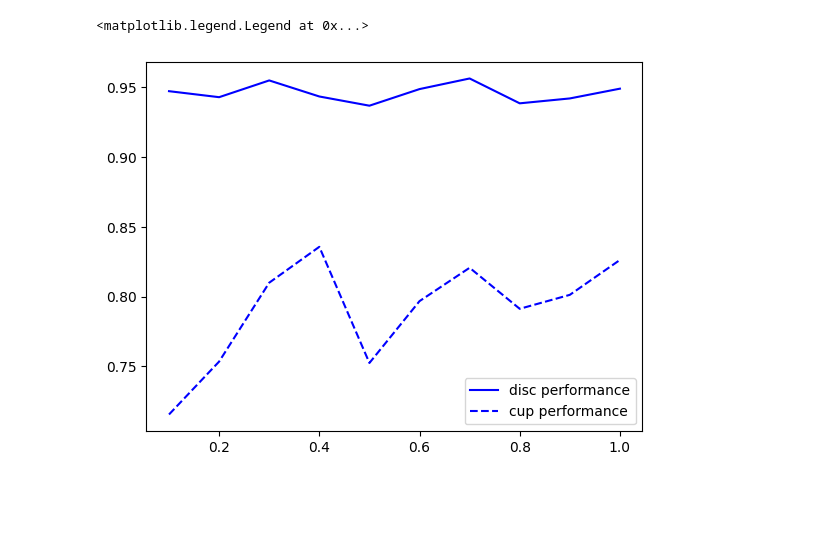
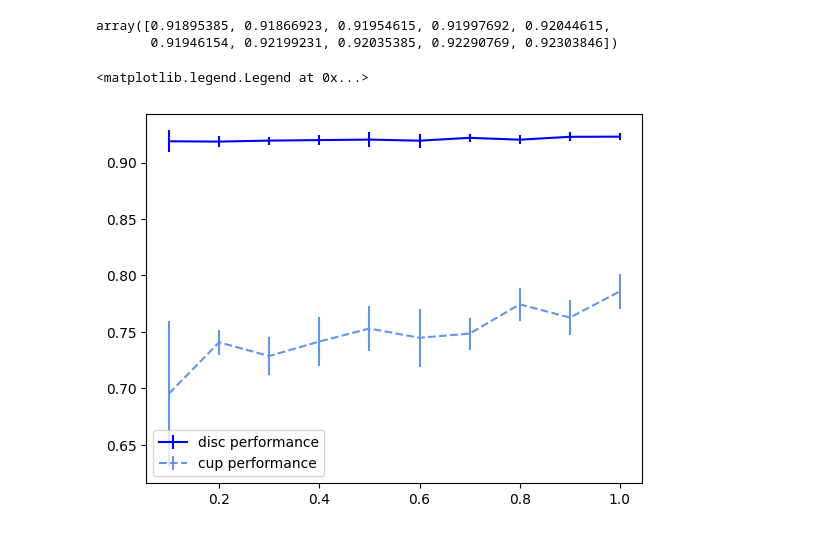
Before and after one commit to mo1333/anatomically_coherent_segmentation, a Jupyter notebook: evaluation_of_data_shortage.ipynb, the cells around one changed output. Saved outputs shown, nothing was run; the diff lists cells and outputs as text; code cells hidden in the pictures; blank space fills up the shorter version.

```diff
--- a/evaluation_of_data_shortage.ipynb
+++ b/evaluation_of_data_shortage.ipynb
@@ -1,12 +1,26 @@
 # %%
+import os
 import pandas as pd
+import numpy as np
 import matplotlib.pyplot as plt
 
-exp_path = "experiments/" + "simulated_perc_shortage_test_s0"
-data = pd.read_csv(exp_path + "/simulated_data_shortage_output.csv")
+import scipy.stats as stats
+
+# check out https://matplotlib.org/stable/api/_as_gen/matplotlib.axes.Axes.errorbar.html#matplotlib.axes.Axes.errorbar
+# for plot of numerous experiments with same settings
+
+exp_path = "experiments/" + "standard"
+if os.path.isfile(
+        exp_path + "/simulated_data_shortage_output.csv"):  # check whether we have just a single experiment, or a collection
+    data = [pd.read_csv(exp_path + "/simulated_data_shortage_output.csv")]
+else:
+    data = [pd.read_csv(exp_path + "/" + path + "/simulated_data_shortage_output.csv") for path in
+            os.listdir(exp_path + "/")]
 # %%
-data["optic_cup_performance"][0][11:-1] # cut out the "metatensor" from the saved string
-
-disc_performance = [float(number[11:-1]) for number in data["optic_disc_performance"]]
-cup_performance = [float(number[11:-1]) for number in data["optic_cup_performance"]]
-percentages = [round(float(perc), 3) for perc in data["percentage"]]
+disc_performances = [[float(number[7:-1]) for number in sample["optic_disc_performance"]] for sample in data]
+cup_performances = [[float(number[7:-1]) for number in sample["optic_cup_performance"]] for sample in data]
+percentages = [round(float(perc), 3) for perc in
+               data[0]["percentage"]]  # assuming that all experiments were run with the same percentages
+# %%
+disc_performances = np.array(disc_performances)
+cup_performances = np.array(cup_performances)
@@ -13,7 +35,24 @@ percentages = [round(float(perc), 3) for perc in data["percentage"]]
+# %%
+disc_performances.mean(axis=0)
+# %% [output]
+array([0.91895385, 0.91866923, 0.91954615, 0.91997692, 0.92044615,
+       0.91946154, 0.92199231, 0.92035385, 0.92290769, 0.92303846])
 # %%
-plt.plot(percentages, disc_performance, linestyle="-", color="b", label="disc performance")
-plt.plot(percentages, cup_performance, linestyle="--", color="b", label="cup performance")
+alpha = 0.05  # alpha level for confidence intervals
+
+plt.errorbar(percentages,
+             disc_performances.mean(axis=0),
+             yerr=stats.t.ppf(1 - alpha / 2, df=(len(data) - 1)) / (len(data) ** (1 / 2)) * disc_performances.std(
+                 axis=0),
+             linestyle="-", color="b", label="disc performance")
+plt.errorbar(percentages,
+             cup_performances.mean(axis=0),
+             yerr=stats.t.ppf(1 - alpha / 2, df=(len(data) - 1)) / (len(data) ** (1 / 2)) * cup_performances.std(
+                 axis=0),
+             linestyle="--", color="cornflowerblue", label="cup performance")
+# plt.plot(percentages, disc_performance, linestyle="-", color="b", label="disc performance")
+# plt.plot(percentages, cup_performance, linestyle="--", color="b", label="cup performance")
 plt.legend()
 # %% [output]
 <matplotlib.legend.Legend at 0x...>
-[figure, old version]
+[figure, new version]
```
Also changed, not shown: parts of 2 cells of this notebook, 6 other files.
